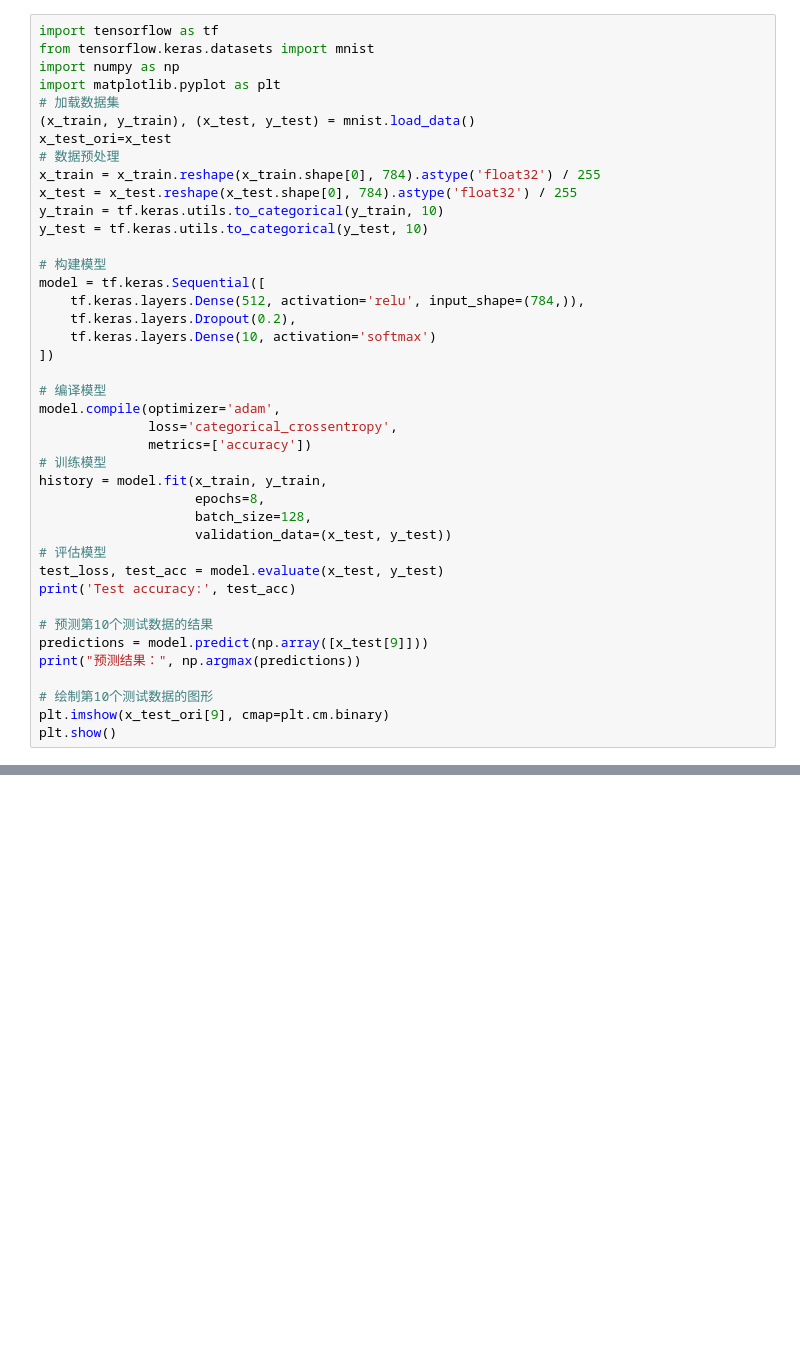
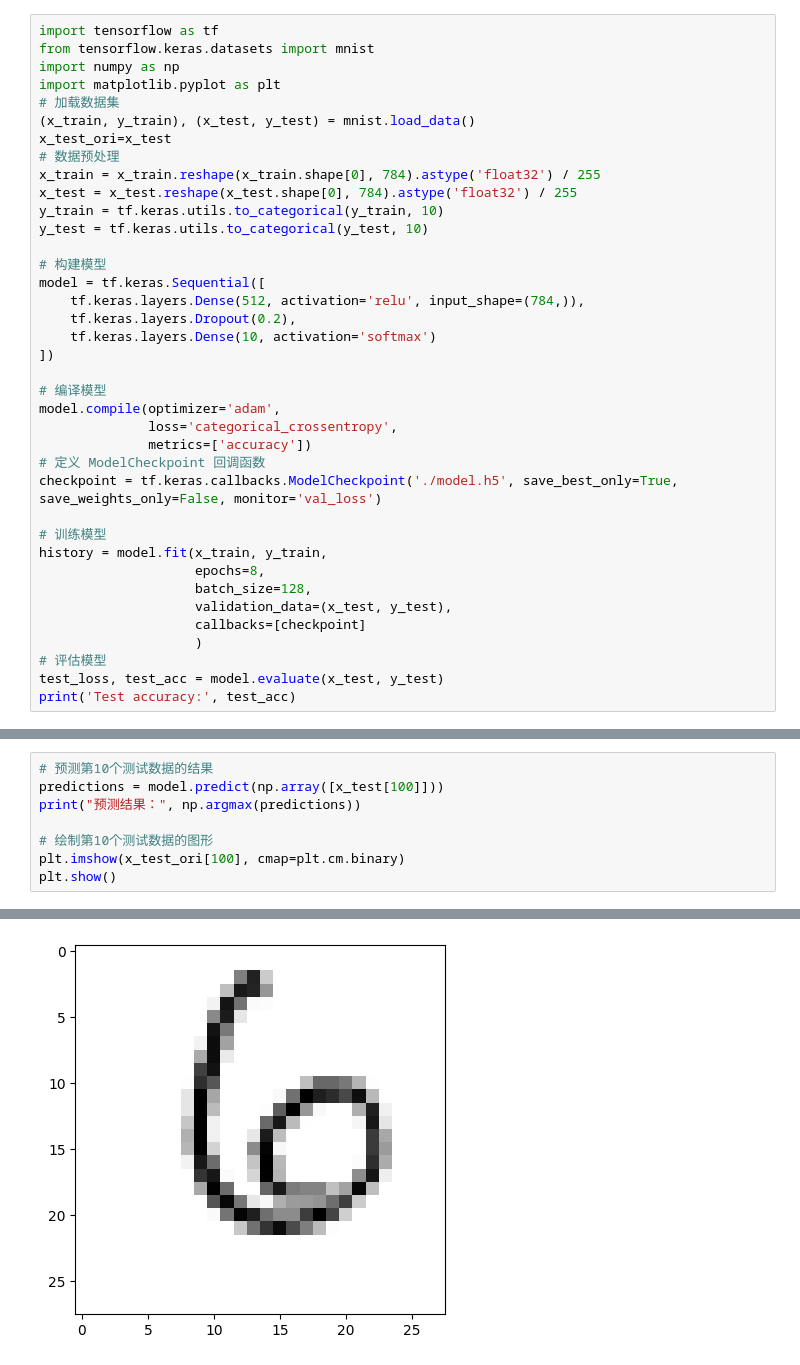
Before and after one commit to aaabbbcccdddeeef/deeplearn, a Jupyter notebook: learn_mlp/多层感知器手写数字识别.ipynb, the cells around one changed output, grey strips where cells are left out. Cells and saved outputs as stored; diff of their text form; blank space fills up the shorter version.

```diff
--- a/learn_mlp/多层感知器手写数字识别.ipynb
+++ b/learn_mlp/多层感知器手写数字识别.ipynb
@@ -23,20 +23,17 @@ model = tf.keras.Sequential([
 model.compile(optimizer='adam',
               loss='categorical_crossentropy',
               metrics=['accuracy'])
+# 定义 ModelCheckpoint 回调函数
+checkpoint = tf.keras.callbacks.ModelCheckpoint('./model.h5', save_best_only=True, save_weights_only=False, monitor='val_loss')
+
 # 训练模型
 history = model.fit(x_train, y_train,
                     epochs=8,
                     batch_size=128,
-                    validation_data=(x_test, y_test))
+                    validation_data=(x_test, y_test),
+                    callbacks=[checkpoint]
+                    )
 # 评估模型
 test_loss, test_acc = model.evaluate(x_test, y_test)
 print('Test accuracy:', test_acc)
-
-# 预测第10个测试数据的结果
-predictions = model.predict(np.array([x_test[9]]))
-print("预测结果：", np.argmax(predictions))
-
-# 绘制第10个测试数据的图形
-plt.imshow(x_test_ori[9], cmap=plt.cm.binary)
-plt.show()
 # %% [output]
@@ -52,0 +58,9 @@ Test accuracy: 0.9764000177383423
+# %%
+# 预测第10个测试数据的结果
+predictions = model.predict(np.array([x_test[100]]))
+print("预测结果：", np.argmax(predictions))
+
+# 绘制第10个测试数据的图形
+plt.imshow(x_test_ori[100], cmap=plt.cm.binary)
+plt.show()
+# %% [output]
@@ -52,0 +68 @@ Test accuracy: 0.9764000177383423
+[figure, added]
```
Also changed, not shown: parts of 2 cells of this notebook, 1 other file.
